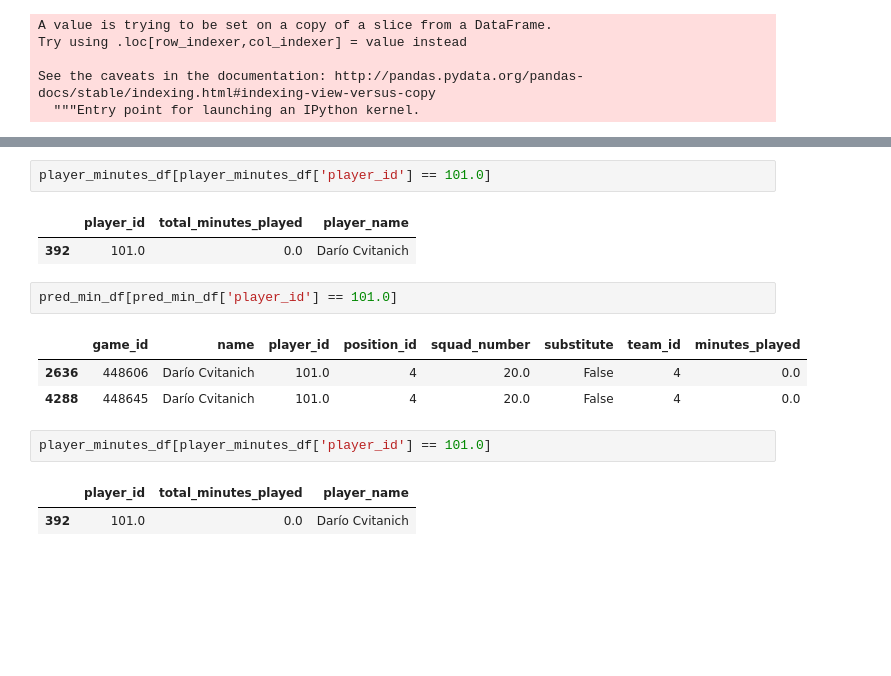
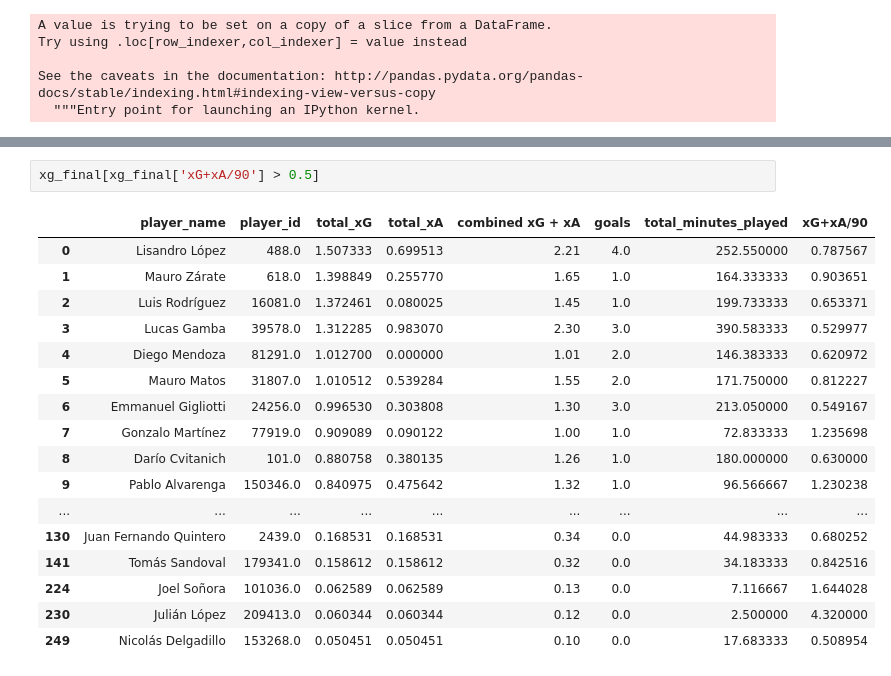
Before and after one commit to d-v-dlee/super_liga_xg, a Jupyter notebook: player_minutes_xg.ipynb, the cells around one changed output, grey strips where cells are left out. Cells and saved outputs as stored; diff of their text form; blank space fills up the shorter version.

```diff
--- a/player_minutes_xg.ipynb
+++ b/player_minutes_xg.ipynb
@@ -330,16 +309,20 @@ xg_final
-# %%
-player_minutes_df[player_minutes_df['player_id'] == 101.0]
-# %% [output]
-|  | player_id | total_minutes_played | player_name |
-| 392 | 101.0 | 0.0 | Darío Cvitanich |
-# %%
-pred_min_df[pred_min_df['player_id'] == 101.0]
-# %% [output]
-|  | game_id | name | player_id | position_id | squad_number | substitute | team_id | minutes_played |
-| 2636 | 448606 | Darío Cvitanich | 101.0 | 4 | 20.0 | False | 4 | 0.0 |
-| 4288 | 448645 | Darío Cvitanich | 101.0 | 4 | 20.0 | False | 4 | 0.0 |
-# %%
-player_minutes_df[player_minutes_df['player_id'] == 101.0]
-# %% [output]
-|  | player_id | total_minutes_played | player_name |
-| 392 | 101.0 | 0.0 | Darío Cvitanich |
+# %%
+xg_final[xg_final['xG+xA/90'] > 0.5]
+# %% [output]
+|  | player_name | player_id | total_xG | total_xA | combined xG + xA | goals | total_minutes_played | xG+xA/90 |
+| 0 | Lisandro López | 488.0 | 1.507333 | 0.699513 | 2.21 | 4.0 | 252.550000 | 0.787567 |
+| 1 | Mauro Zárate | 618.0 | 1.398849 | 0.255770 | 1.65 | 1.0 | 164.333333 | 0.903651 |
+| 2 | Luis Rodríguez | 16081.0 | 1.372461 | 0.080025 | 1.45 | 1.0 | 199.733333 | 0.653371 |
+| 3 | Lucas Gamba | 39578.0 | 1.312285 | 0.983070 | 2.30 | 3.0 | 390.583333 | 0.529977 |
+| 4 | Diego Mendoza | 81291.0 | 1.012700 | 0.000000 | 1.01 | 2.0 | 146.383333 | 0.620972 |
+| 5 | Mauro Matos | 31807.0 | 1.010512 | 0.539284 | 1.55 | 2.0 | 171.750000 | 0.812227 |
+| 6 | Emmanuel Gigliotti | 24256.0 | 0.996530 | 0.303808 | 1.30 | 3.0 | 213.050000 | 0.549167 |
+| 7 | Gonzalo Martínez | 77919.0 | 0.909089 | 0.090122 | 1.00 | 1.0 | 72.833333 | 1.235698 |
+| 8 | Darío Cvitanich | 101.0 | 0.880758 | 0.380135 | 1.26 | 1.0 | 180.000000 | 0.630000 |
+| 9 | Pablo Alvarenga | 150346.0 | 0.840975 | 0.475642 | 1.32 | 1.0 | 96.566667 | 1.230238 |
+| ... | ... | ... | ... | ... | ... | ... | ... | ... |
+| 130 | Juan Fernando Quintero | 2439.0 | 0.168531 | 0.168531 | 0.34 | 0.0 | 44.983333 | 0.680252 |
+| 141 | Tomás Sandoval | 179341.0 | 0.158612 | 0.158612 | 0.32 | 0.0 | 34.183333 | 0.842516 |
+| 224 | Joel Soñora | 101036.0 | 0.062589 | 0.062589 | 0.13 | 0.0 | 7.116667 | 1.644028 |
+| 230 | Julián López | 209413.0 | 0.060344 | 0.060344 | 0.12 | 0.0 | 2.500000 | 4.320000 |
+| 249 | Nicolás Delgadillo | 153268.0 | 0.050451 | 0.050451 | 0.10 | 0.0 | 17.683333 | 0.508954 |
```
Also changed, not shown: parts of 3 cells of this notebook, 3 other files.
